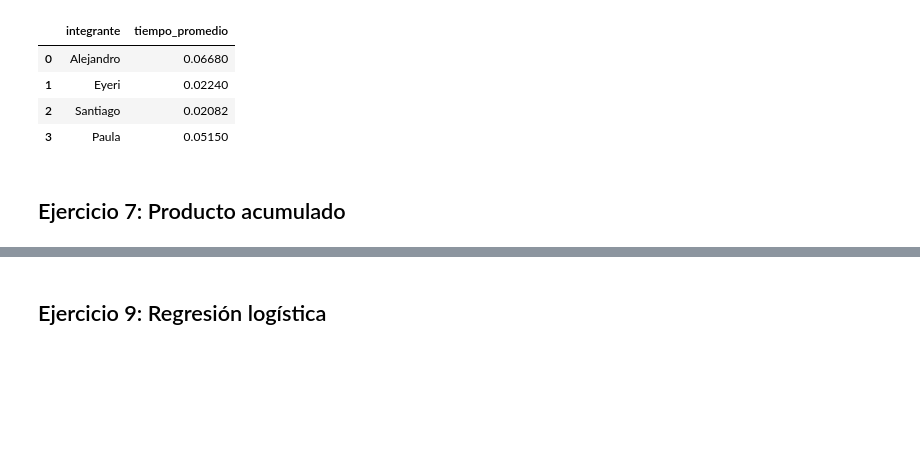
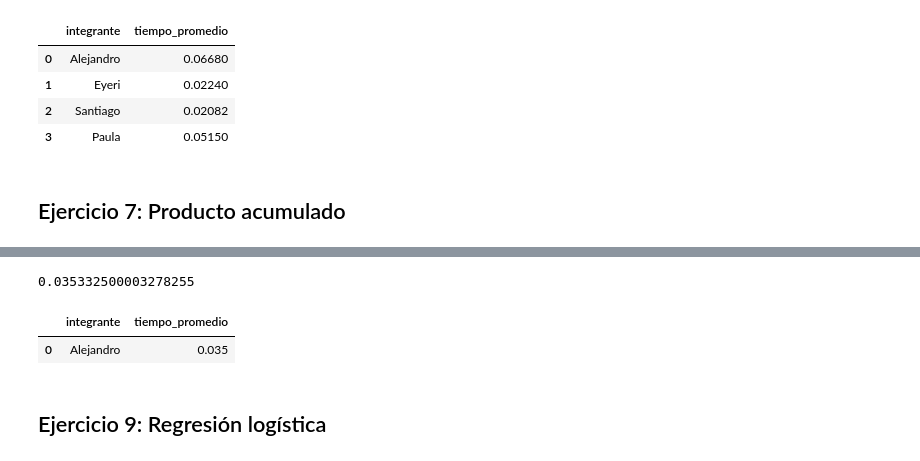
Before and after one commit to Santifer0803/Proyecto_herramientas_II, a Jupyter notebook: ejercicios_python.ipynb, the cells around one changed output, grey strips where cells are left out. Saved outputs shown, nothing was run; the diff lists cells and outputs as text; code cells hidden in the pictures; blank space fills up the shorter version.

```diff
--- a/ejercicios_python.ipynb
+++ b/ejercicios_python.ipynb
@@ -680,3 +634,35 @@ zsf xjF±f jchzxf: jxyf ujwxtsf rfdtw jx jq rjotw frnlt vzj yjslt js jq rzsit.
+# %%
+codigo_ej_8_opcion1 = """
+with open('data/El_principito.txt', 'r') as file:
+    contenido = file.read()
+
+cambiador = CifradoCesar(contenido)
+
+
+cadena_desplazada = cambiador.desplazar_letras(5)
+"""
+
+tiempo_total_ej_8_opcion1 = timeit.timeit(stmt = codigo_ej_8_opcion1, number = 10, globals = globals())
+
+tiempo_promedio_ej_8_opcion1 = tiempo_total_ej_8_opcion1 / 10
+
+tiempo_promedio_ej_8_opcion1
+# %% [output]
+0.035332500003278255
+# %%
+data_ej_8_opcion1 = {
+
+    'integrante': ['Alejandro'],
+
+    'tiempo_promedio': [0.035]
+
+}
+
+tiempos_ej_8_opcion1 = pd.DataFrame(data_ej_8_opcion1)
+tiempos_ej_8_opcion1
+# %% [output]
+|  | integrante | tiempo_promedio |
+| 0 | Alejandro | 0.035 |
 # %% [markdown]
 ## Ejercicio 9: Regresión logística
 # %%
```
Also changed, not shown: parts of 11 cells of this notebook.
